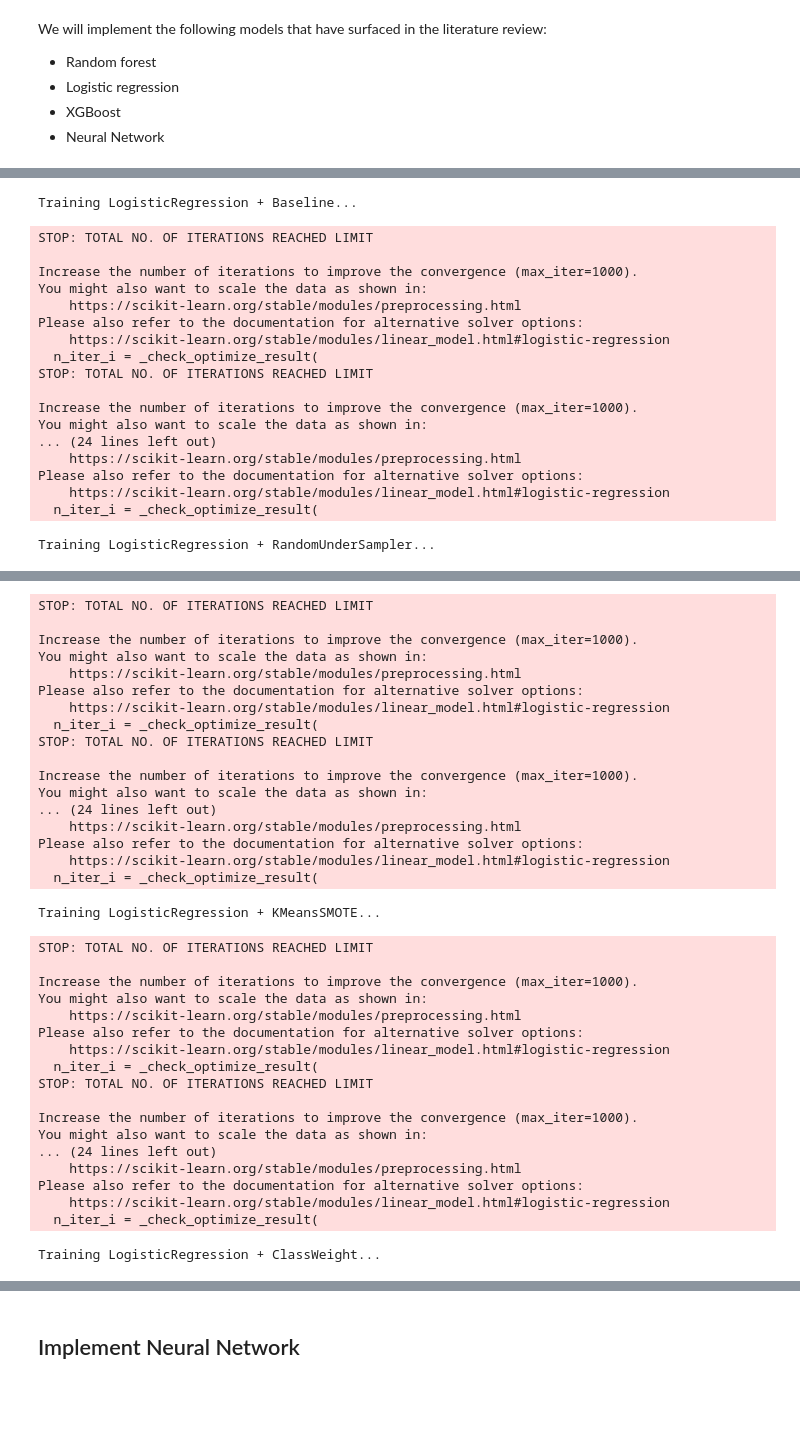
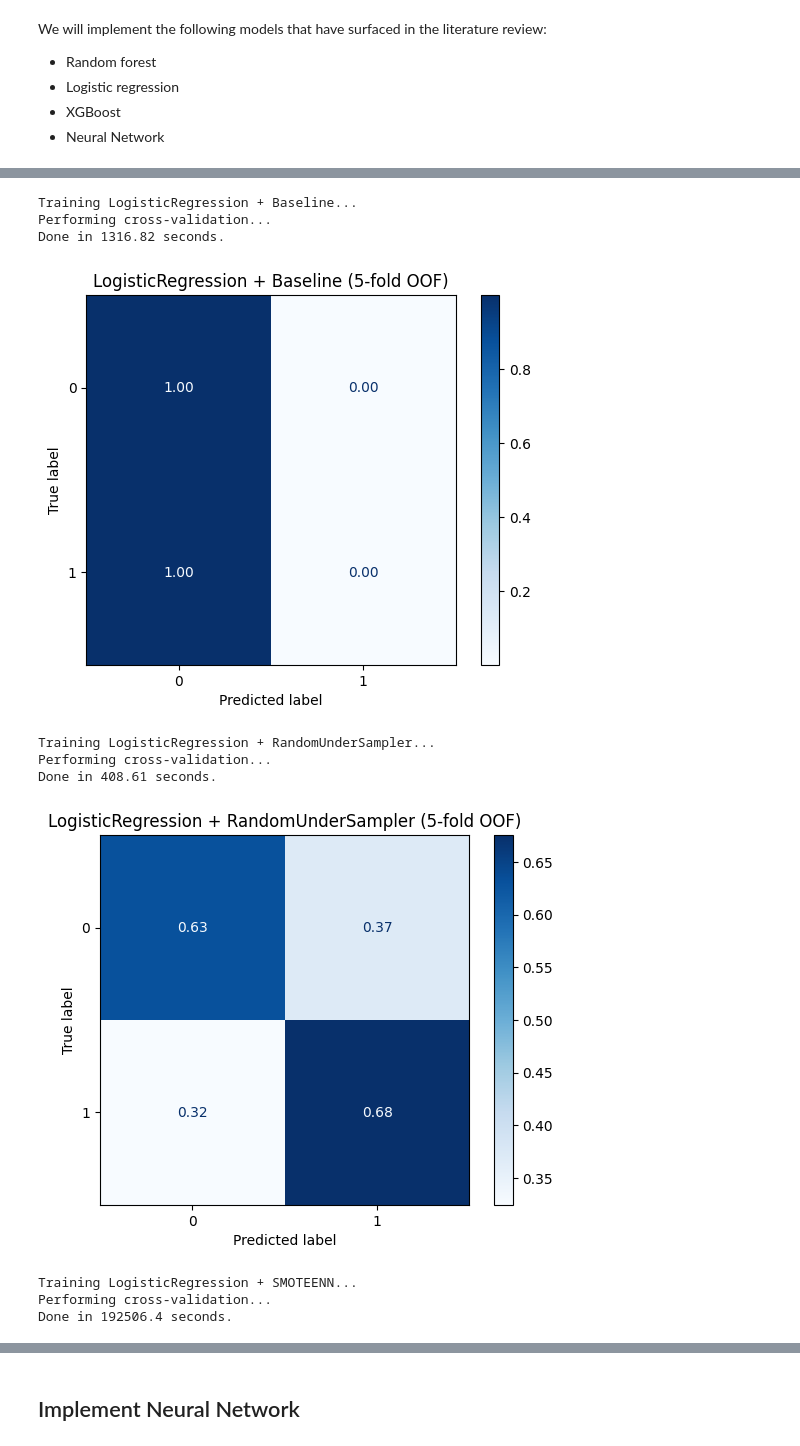
Before and after one commit to TimAngevare/Adversarial-Attacks-on-Class-Imbalanced-Lending-Default-Models, a Jupyter notebook: Advesarial_attacks.ipynb, the cells around one changed output, grey strips where cells are left out. Drawn from its saved outputs; the diff is of its cells as text; code cells hidden in the pictures; blank space fills up the shorter version.

```diff
--- a/Advesarial_attacks.ipynb
+++ b/Advesarial_attacks.ipynb
@@ -701,22 +940,14 @@ Training XGBClassifier + ClassWeight...
 # %%
-loop_samplers(LogisticRegression(random_state=RANDOM_STATE, max_iter=1000), X_train_scaled, y_train)
+loop_samplers(LogisticRegression(random_state=RANDOM_STATE, max_iter=1000), X_train, y_train)
 # %% [output]
 Training LogisticRegression + Baseline...
+Performing cross-validation...
+Done in 1316.82 seconds.
+[figure, added]
-STOP: TOTAL NO. OF ITERATIONS REACHED LIMIT
-
-Increase the number of iterations to improve the convergence (max_iter=1000).
-You might also want to scale the data as shown in:
-    https://scikit-learn.org/stable/modules/preprocessing.html
-Please also refer to the documentation for alternative solver options:
-    https://scikit-learn.org/stable/modules/linear_model.html#logistic-regression
-  n_iter_i = _check_optimize_result(
-STOP: TOTAL NO. OF ITERATIONS REACHED LIMIT
-
-Increase the number of iterations to improve the convergence (max_iter=1000).
-You might also want to scale the data as shown in:
-... (24 lines left out)
-    https://scikit-learn.org/stable/modules/preprocessing.html
-Please also refer to the documentation for alternative solver options:
-    https://scikit-learn.org/stable/modules/linear_model.html#logistic-regression
-  n_iter_i = _check_optimize_result(
+Training LogisticRegression + RandomUnderSampler...
+Performing cross-validation...
+Done in 408.61 seconds.
+[figure, added]
-Training LogisticRegression + RandomUnderSampler...
+Training LogisticRegression + SMOTEENN...
+Performing cross-validation...
+Done in 192506.4 seconds.
@@ -741,36 +961,0 @@ Training LogisticRegression + SMOTEENN...
-STOP: TOTAL NO. OF ITERATIONS REACHED LIMIT
-
-Increase the number of iterations to improve the convergence (max_iter=1000).
-You might also want to scale the data as shown in:
-    https://scikit-learn.org/stable/modules/preprocessing.html
-Please also refer to the documentation for alternative solver options:
-    https://scikit-learn.org/stable/modules/linear_model.html#logistic-regression
-  n_iter_i = _check_optimize_result(
-STOP: TOTAL NO. OF ITERATIONS REACHED LIMIT
-
-Increase the number of iterations to improve the convergence (max_iter=1000).
-You might also want to scale the data as shown in:
-... (24 lines left out)
-    https://scikit-learn.org/stable/modules/preprocessing.html
-Please also refer to the documentation for alternative solver options:
-    https://scikit-learn.org/stable/modules/linear_model.html#logistic-regression
-  n_iter_i = _check_optimize_result(
-Training LogisticRegression + KMeansSMOTE...
-STOP: TOTAL NO. OF ITERATIONS REACHED LIMIT
-
-Increase the number of iterations to improve the convergence (max_iter=1000).
-You might also want to scale the data as shown in:
-    https://scikit-learn.org/stable/modules/preprocessing.html
-Please also refer to the documentation for alternative solver options:
-    https://scikit-learn.org/stable/modules/linear_model.html#logistic-regression
-  n_iter_i = _check_optimize_result(
-STOP: TOTAL NO. OF ITERATIONS REACHED LIMIT
-
-Increase the number of iterations to improve the convergence (max_iter=1000).
-You might also want to scale the data as shown in:
-... (24 lines left out)
-    https://scikit-learn.org/stable/modules/preprocessing.html
-Please also refer to the documentation for alternative solver options:
-    https://scikit-learn.org/stable/modules/linear_model.html#logistic-regression
-  n_iter_i = _check_optimize_result(
-Training LogisticRegression + ClassWeight...
```
Also changed, not shown: parts of 14 cells of this notebook.
